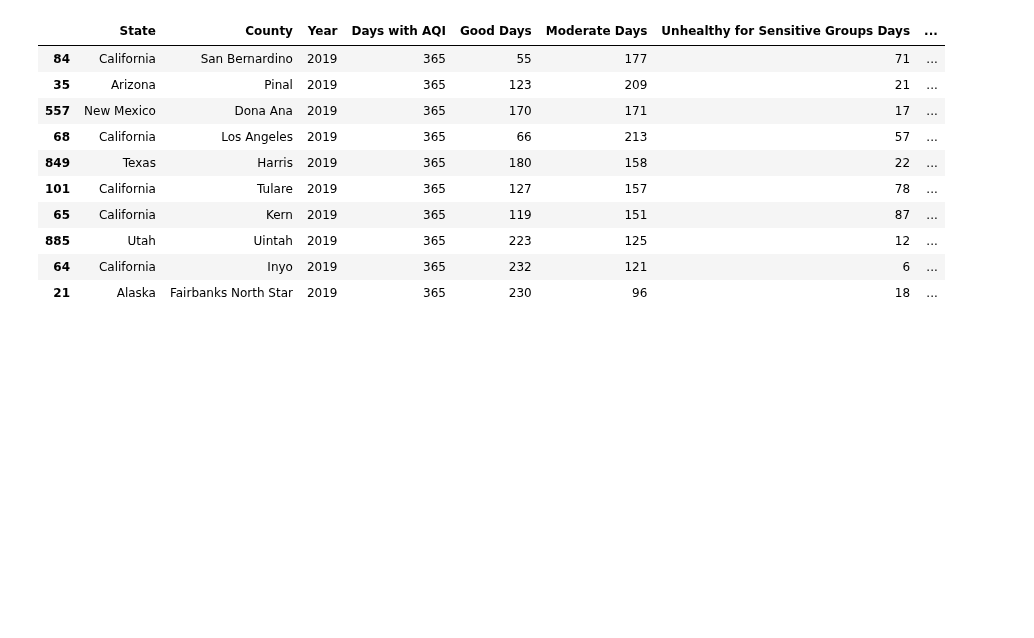
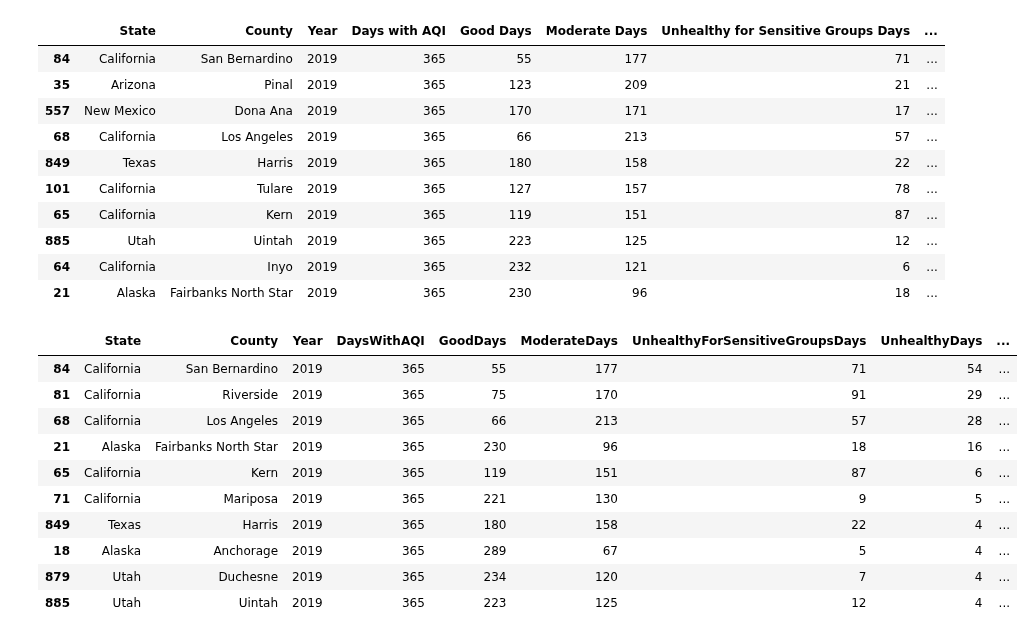
Before and after one commit to AvatarJoshi/copd_project, a Jupyter notebook: 2019/AirQuality_2019.ipynb, the cells around one changed output. Cells and saved outputs as stored; diff of their text form; code cells hidden in the pictures; blank space fills up the shorter version.

```diff
--- a/2019/AirQuality_2019.ipynb
+++ b/2019/AirQuality_2019.ipynb
@@ -143,3 +143,18 @@ aqi_df.sort_values(by=['Very Unhealthy Days'],  ascending=False).head(10)
 | 885 | Utah | Uintah | 2019 | 365 | 223 | 125 | 12 | ... |
 | 64 | California | Inyo | 2019 | 365 | 232 | 121 | 6 | ... |
 | 21 | Alaska | Fairbanks North Star | 2019 | 365 | 230 | 96 | 18 | ... |
+# %%
+# Sory by Unhealthy Days
+aqi_df.sort_values(by=['UnhealthyDays'],  ascending=False).head(10)
+# %% [output]
+|  | State | County | Year | DaysWithAQI | GoodDays | ModerateDays | UnhealthyForSensitiveGroupsDays | UnhealthyDays | ... |
+| 84 | California | San Bernardino | 2019 | 365 | 55 | 177 | 71 | 54 | ... |
+| 81 | California | Riverside | 2019 | 365 | 75 | 170 | 91 | 29 | ... |
+| 68 | California | Los Angeles | 2019 | 365 | 66 | 213 | 57 | 28 | ... |
+| 21 | Alaska | Fairbanks North Star | 2019 | 365 | 230 | 96 | 18 | 16 | ... |
+| 65 | California | Kern | 2019 | 365 | 119 | 151 | 87 | 6 | ... |
+| 71 | California | Mariposa | 2019 | 365 | 221 | 130 | 9 | 5 | ... |
+| 849 | Texas | Harris | 2019 | 365 | 180 | 158 | 22 | 4 | ... |
+| 18 | Alaska | Anchorage | 2019 | 365 | 289 | 67 | 5 | 4 | ... |
+| 879 | Utah | Duchesne | 2019 | 365 | 234 | 120 | 7 | 4 | ... |
+| 885 | Utah | Uintah | 2019 | 365 | 223 | 125 | 12 | 4 | ... |
```
Also changed, not shown: parts of 1 cell of this notebook.
